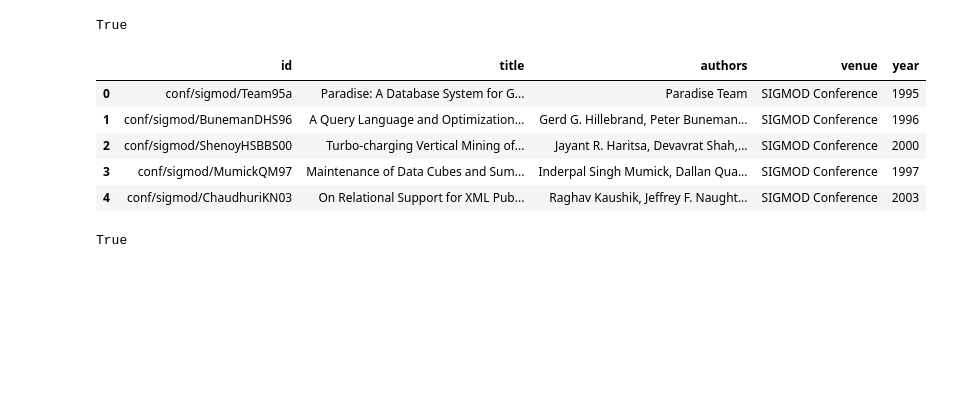
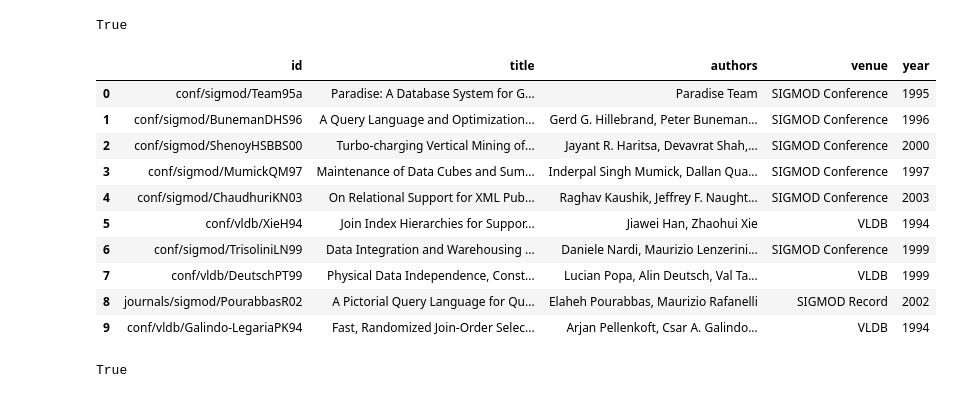
Before and after one commit to shrunambiar/py_entitymatching, a Jupyter notebook: notebooks/how-to-guides/Demo/mur_imp_data_perturbation.ipynb, the cells around one changed output. Cells and saved outputs as stored; diff of their text form; code cells hidden in the pictures; blank space fills up the shorter version.

```diff
--- a/notebooks/how-to-guides/Demo/mur_imp_data_perturbation.ipynb
+++ b/notebooks/how-to-guides/Demo/mur_imp_data_perturbation.ipynb
@@ -201,8 +201,8 @@ g1_diff_year_sampled = em.sample_table(g1_diff_year, 100)
 # %%
 g1_same_year_splitted_2 = em.split_train_test(g1_same_year, train_proportion=0.5)
 # %%
-g1_same_year_to_be_swapped_sample = em.sample_table(g1_same_year_splitted_2['train'], 80)
-g1_same_year_not_to_be_swapped_sample = em.sample_table(g1_same_year_splitted_2['test'], 120)
+g1_same_year_to_be_swapped_sample = em.sample_table(g1_same_year_splitted_2['train'], 50)
+g1_same_year_not_to_be_swapped_sample = em.sample_table(g1_same_year_splitted_2['test'], 150)
 # %%
 len(g1_same_year_to_be_swapped_sample), len(g1_same_year_not_to_be_swapped_sample)
 # %% [output]
@@ -264,14 +264,19 @@ True
 # %%
 A4.reset_index(inplace=True, drop=True)
 # %%
-A4.head()
+A4.head(10)
 # %% [output]
 |  | id | title | authors | venue | year |
 | 0 | conf/sigmod/Team95a | Paradise: A Database System for G... | Paradise Team | SIGMOD Conference | 1995 |
 | 1 | conf/sigmod/BunemanDHS96 | A Query Language and Optimization... | Gerd G. Hillebrand, Peter Buneman... | SIGMOD Conference | 1996 |
 | 2 | conf/sigmod/ShenoyHSBBS00 | Turbo-charging Vertical Mining of... | Jayant R. Haritsa, Devavrat Shah,... | SIGMOD Conference | 2000 |
 | 3 | conf/sigmod/MumickQM97 | Maintenance of Data Cubes and Sum... | Inderpal Singh Mumick, Dallan Qua... | SIGMOD Conference | 1997 |
 | 4 | conf/sigmod/ChaudhuriKN03 | On Relational Support for XML Pub... | Raghav Kaushik, Jeffrey F. Naught... | SIGMOD Conference | 2003 |
+| 5 | conf/vldb/XieH94 | Join Index Hierarchies for Suppor... | Jiawei Han, Zhaohui Xie | VLDB | 1994 |
+| 6 | conf/sigmod/TrisoliniLN99 | Data Integration and Warehousing ... | Daniele Nardi, Maurizio Lenzerini... | SIGMOD Conference | 1999 |
+| 7 | conf/vldb/DeutschPT99 | Physical Data Independence, Const... | Lucian Popa, Alin Deutsch, Val Ta... | VLDB | 1999 |
+| 8 | journals/sigmod/PourabbasR02 | A Pictorial Query Language for Qu... | Elaheh Pourabbas, Maurizio Rafanelli | SIGMOD Record | 2002 |
+| 9 | conf/vldb/Galindo-LegariaPK94 | Fast, Randomized Join-Order Selec... | Arjan Pellenkoft, Csar A. Galindo... | VLDB | 1994 |
 # %%
 em.to_csv_metadata(A4, 'ORIG_DBLP_ACM/dblp_sim_title_rem_title_auth_swapped.csv')
 # %% [output]
```
Also changed, not shown: parts of 7 cells of this notebook, 3 other files.
